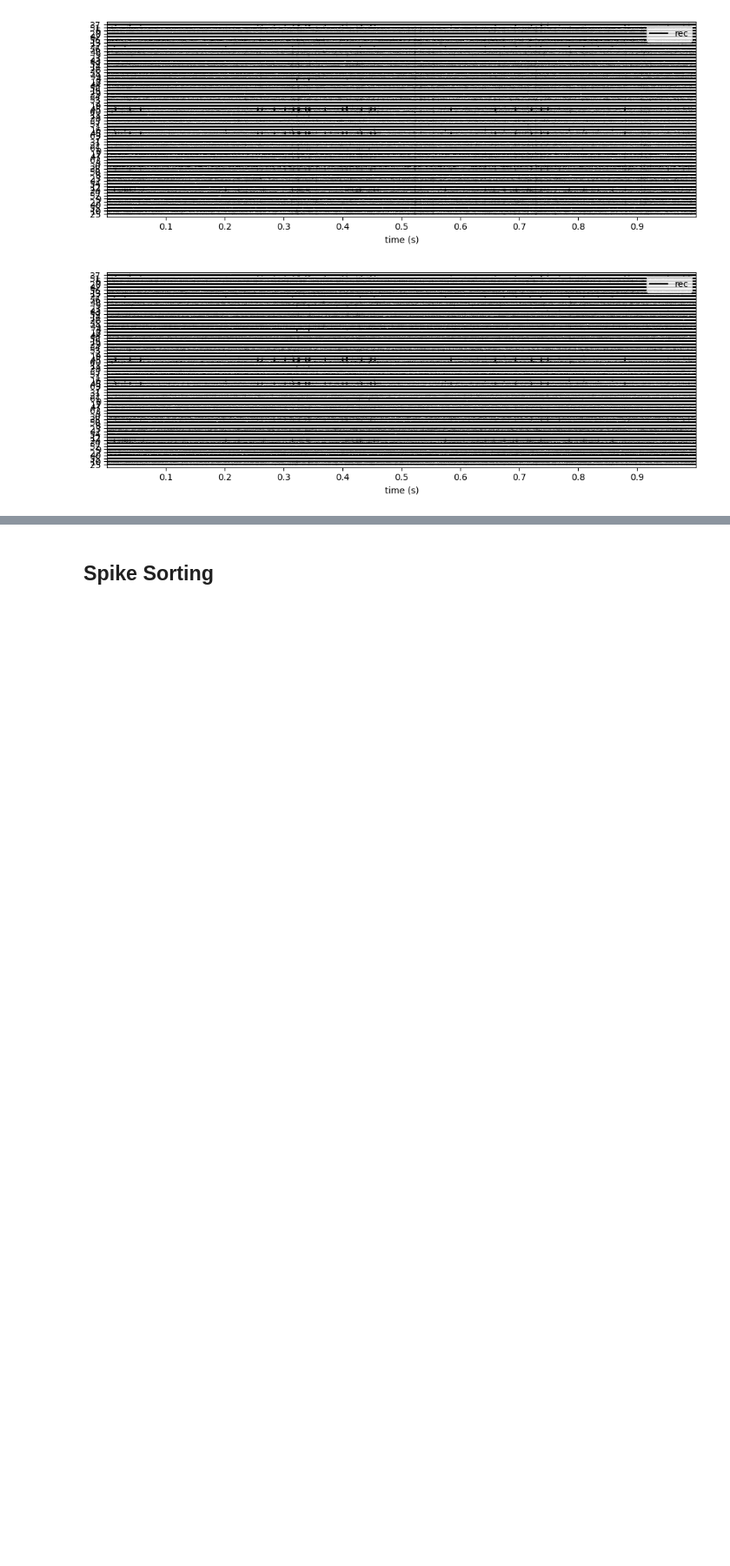
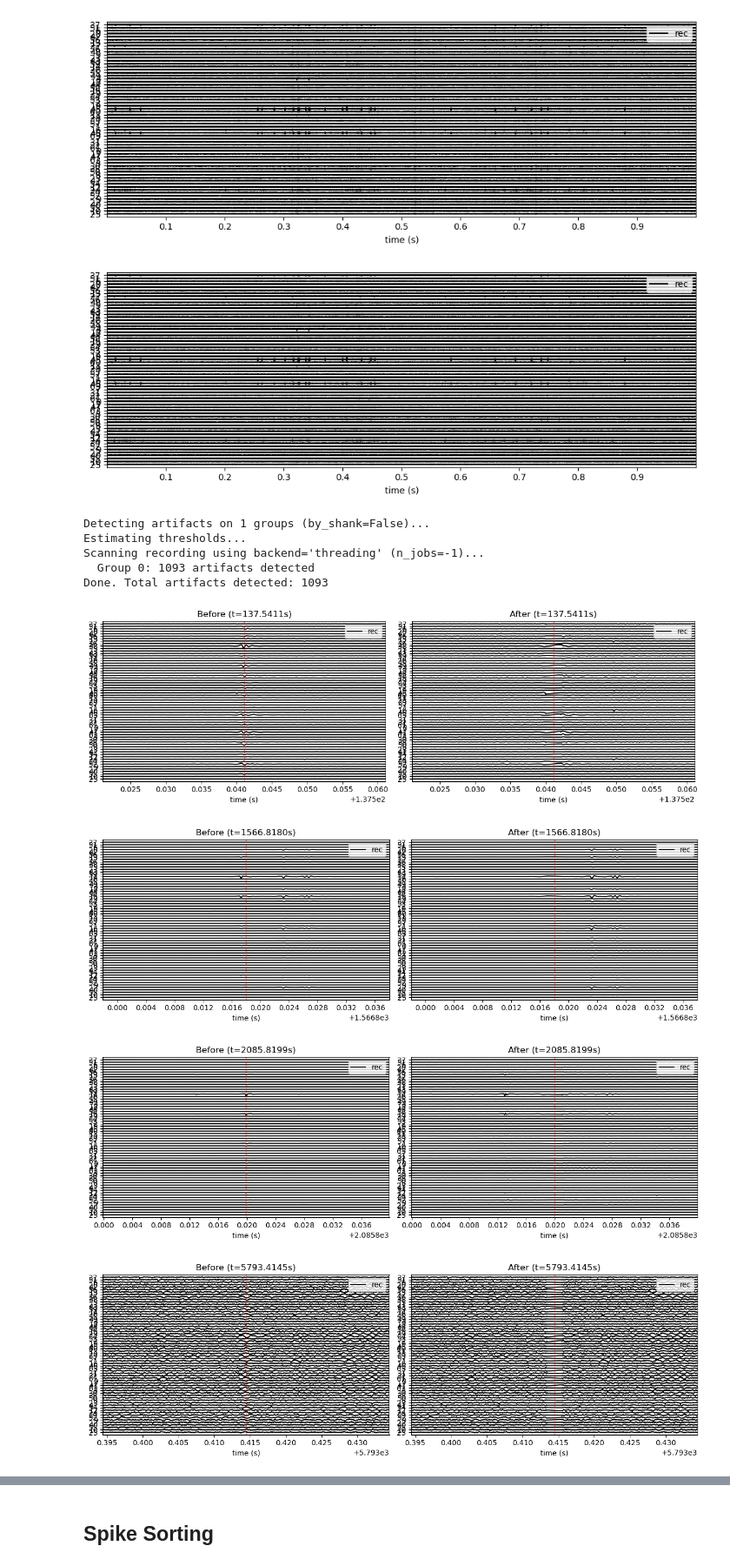
Before and after one commit to yoshihito-saito/PreprocessPipeline, a Jupyter notebook: Spike_sorting.ipynb, the cells around one changed output, grey strips where cells are left out. Shown at 87% size. Drawn from its saved outputs; the diff is of its cells as text; code cells hidden in the pictures; blank space fills up the shorter version.

```diff
--- a/Spike_sorting.ipynb
+++ b/Spike_sorting.ipynb
@@ -530,20 +491,28 @@ sw.plot_traces(
 # %%
-# triggers = detect_high_amplitude_artifacts(
-#     recording_f,
-#     group_property="group",
-#     estimate_windows=50,
-#     safety_factor_amp=30,
-#     chunk_s=100,
-#     dead_time_ms=50.0,
-#     n_jobs=-1
-# )
+triggers = detect_high_amplitude_artifacts(
+    recording_cmr,
+    by_shank=False,
+    group_property="group",
+    estimate_windows=50,
+    threshold_sigma=10,
+    chunk_s=100,
+    dead_time_ms=10.0,
+    n_jobs=-1
+)
+# %% [output]
+Detecting artifacts on 1 groups (by_shank=False)...
+Estimating thresholds...
+Scanning recording using backend='threading' (n_jobs=-1)...
+  Group 0: 1093 artifacts detected
+Done. Total artifacts detected: 1093
 # %%
-# recording_clean, info = remove_artifacts_per_shank(
-#     recording_in=recording_cmr,
-#     artifact_per_shank=triggers,
-#     group_property="group",
-#     ms_before=1,
-#     ms_after=1,
-#     mode="cubic",
-# )
+recording_clean, info = remove_artifacts(
+    recording_in=recording_cmr,
+    artifact_per_shank=triggers,
+    by_shank = False,
+    group_property="group",
+    ms_before=1,
+    ms_after=1,
+    mode="cubic",
+)
 # %%
@@ -638,12 +618,20 @@ sw.plot_traces(
 # %%
-# plot_traces_around_ttl_compare(
-#     recording_before=recording_cmr,
-#     recording_after=recording_clean,
-#     ttl_times=triggers[2],
-#     before_ms=10.0,
-#     after_ms=10.0,
-#     units="frames",
-#     segment_index=0,
-#     channel_ids=recording_cmr.get_channel_ids(),  # 同じ順序で
-#     n_max=10,                                     # 多い時は上限
-# )
+plot_traces_around_ttl_compare(
+    recording_before=recording_cmr,
+    recording_after=recording_clean,
+    ttl_times=triggers[0],
+    # before_ms=10.0,
+    # after_ms=10.0,
+    before_ms=20.0,
+    after_ms=20.0,
+    units="frames",
+    segment_index=0,
+    channel_ids=recording_cmr.get_channel_ids(),
+    figsize=(12, 4),
+    n_max=10,
+)
+# %% [output]
+[figure, added]
+[figure, added]
+[figure, added]
+[figure, added]
```
Also changed, not shown: parts of 14 cells of this notebook.
